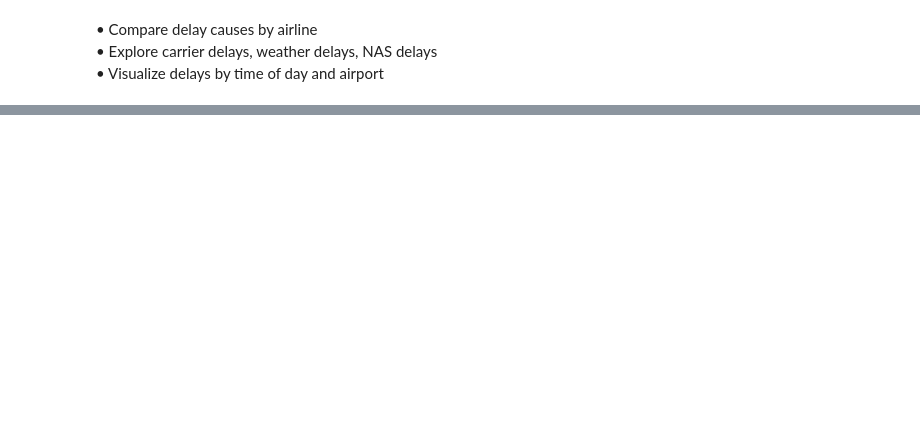
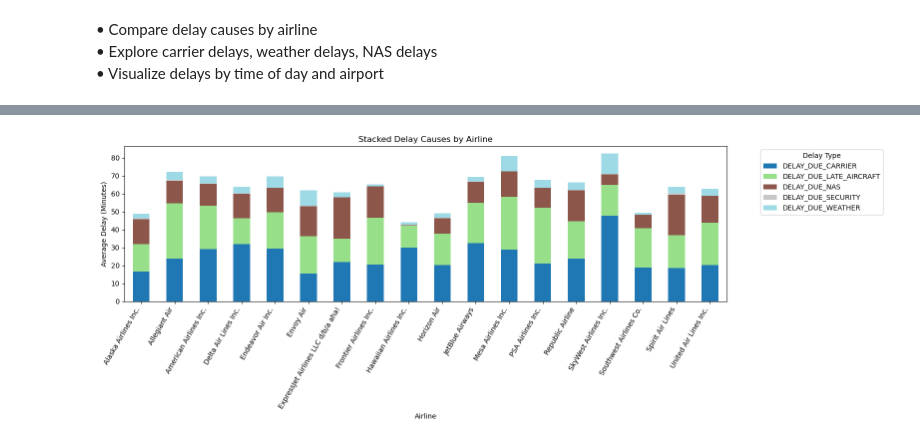
Before and after one commit to ShwetaGurram/DV-AirFly-Insights-ShwetaGurram, a Jupyter notebook: AirFly_Insights.ipynb, the cells around one changed output, grey strips where cells are left out. Drawn from its saved outputs; the diff is of its cells as text; code cells hidden in the pictures; blank space fills up the shorter version.

```diff
--- a/AirFly_Insights.ipynb
+++ b/AirFly_Insights.ipynb
@@ -661,0 +660,25 @@ plt.show()
+# %%
+pivot_airline = df_preprocessed_data.pivot_table(
+    values="Delay_Minutes",
+    index="AIRLINE",
+    columns="Delay_Type",
+    aggfunc="mean",
+    fill_value=0
+)
+
+ax = pivot_airline.plot(
+    kind="bar",
+    stacked=True,
+    figsize=(16,6),   # wider for better spacing
+    colormap="tab20"
+)
+
+plt.title("Stacked Delay Causes by Airline")
+plt.xlabel("Airline")
+plt.ylabel("Average Delay (Minutes)")
+plt.xticks(rotation=60, ha="right")   # rotate & align labels
+plt.legend(title="Delay Type", bbox_to_anchor=(1.05, 1), loc="upper left")
+plt.tight_layout()   # adjust layout so labels/legend don’t get cut
+plt.show()
+# %% [output]
+[figure, added]
```
Also changed, not shown: parts of 12 cells of this notebook.
